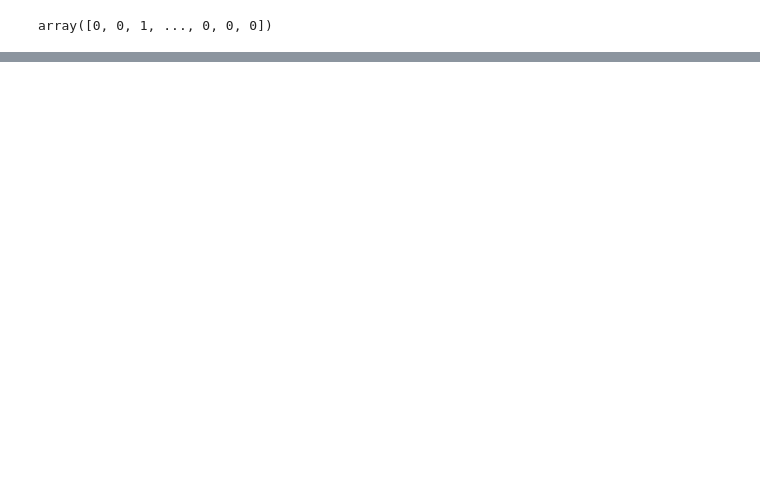
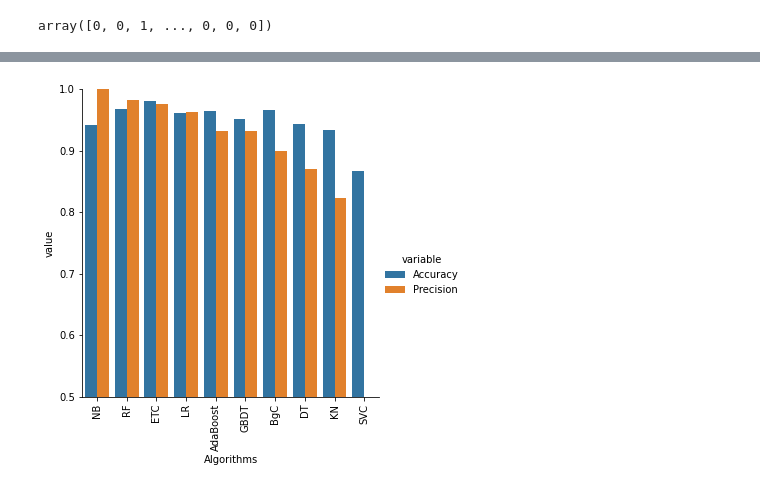
Before and after one commit to Abbracx/Data-Science, a Jupyter notebook: spam-classifier/Email_Spam_SMS_Classification.ipynb, the cells around one changed output, grey strips where cells are left out. Drawn from its saved outputs; the diff is of its cells as text; code cells hidden in the pictures; blank space fills up the shorter version.

Commit message:
Trained model

```diff
--- a/spam-classifier/Email_Spam_SMS_Classification.ipynb
+++ b/spam-classifier/Email_Spam_SMS_Classification.ipynb
@@ -582,0 +629,2 @@ confusion matrix:
+# %%
+train_classifier(svc, X_train, y_train, X_test, y_test)
@@ -582,0 +633,11 @@ confusion matrix:
+# %%
+accuracy_scores = []
+precision_scores = []
+
+for name, clf, in clfs.items():
+    current_accuracy, current_precision = train_classifier(clf, X_train, y_train, X_test, y_test)
+    print("For ", name)
+    print("Accuracy ", current_accuracy)
+    print("Precision ", current_precision)
+    accuracy_scores.append(current_accuracy)
+    precision_scores.append(current_precision)
@@ -582,0 +662,2 @@ confusion matrix:
+# %%
+performance_df = pd.DataFrame({'Algorithms': clfs.keys(), 'Accuracy': accuracy_scores, 'Precision': precision_scores}).sort_values('Precision', ascending=False)
@@ -582,0 +678,2 @@ confusion matrix:
+# %%
+performance_df1 = pd.melt(performance_df, id_vars='Algorithms')
@@ -582,0 +700,7 @@ confusion matrix:
+# %%
+sns.catplot(x= 'Algorithms', y = 'value', hue='variable', data=performance_df1, kind='bar', height=5)
+plt.ylim(0.5, 1.0)
+plt.xticks(rotation='vertical')
+plt.show()
+# %% [output]
+[figure, added]
```
Also changed, not shown: parts of 21 cells of this notebook.
